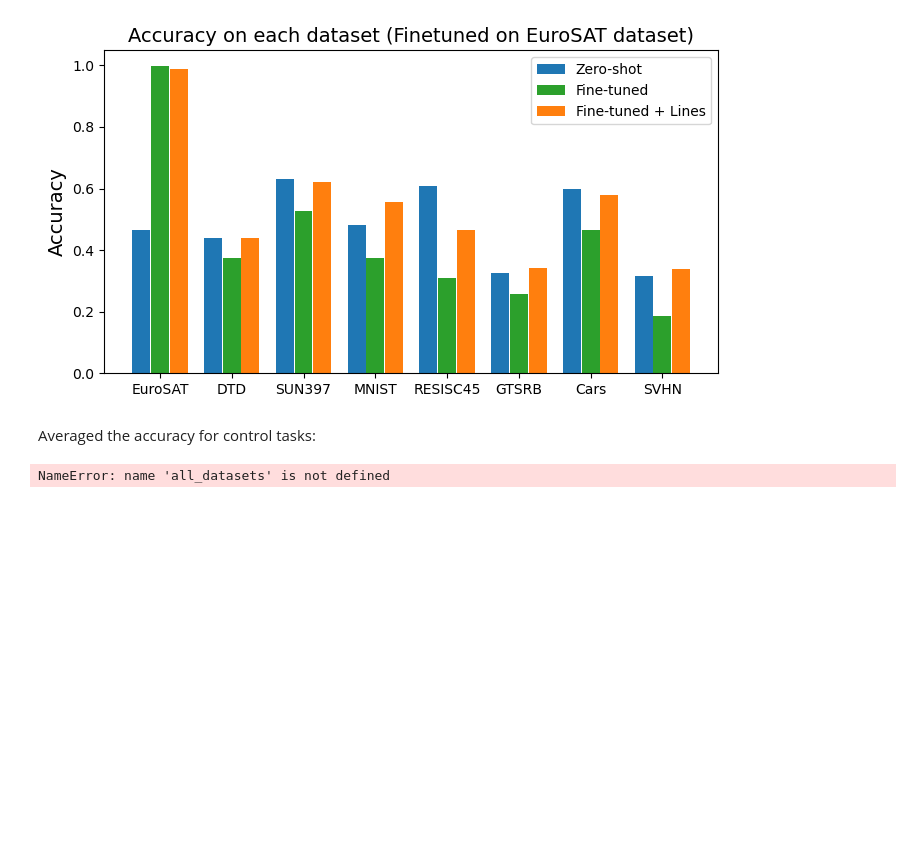
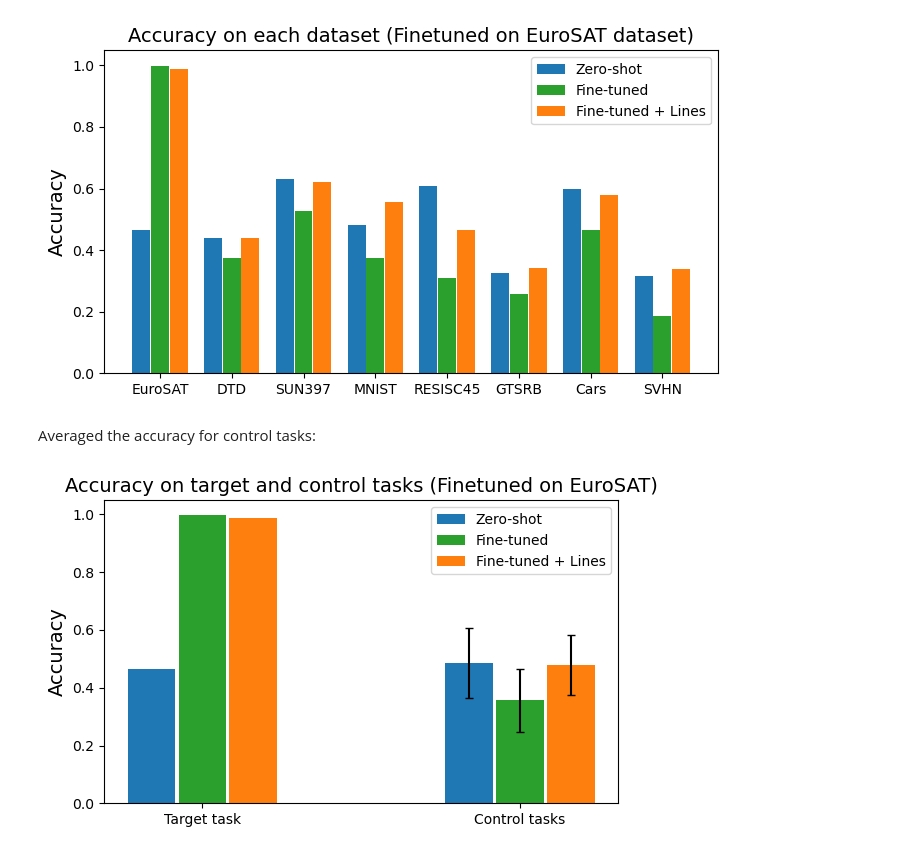
Before and after one commit to wang-kee/LiNeS, a Jupyter notebook: LiNeS_example.ipynb, the cells around one changed output. Cells and saved outputs as stored; diff of their text form; code cells hidden in the pictures; blank space fills up the shorter version.

```diff
--- a/LiNeS_example.ipynb
+++ b/LiNeS_example.ipynb
@@ -231,33 +243,33 @@ import matplotlib.pyplot as plt
 datasets = all_datasets
 zeroshot_accuracies_avg = [zeroshot_accuracies_list[0], np.mean(zeroshot_accuracies_list[1:])]
 ft_accuracies_avg = [ft_accuracies_list[0], np.mean(ft_accuracies_list[1:])]
 lines_accuracies_avg = [lines_accuracies_list[0], np.mean(lines_accuracies_list[1:])]
 
 zeroshot_accuracies_control_std = np.std(zeroshot_accuracies_list[1:])
 ft_accuracies_control_std = np.std(ft_accuracies_list[1:])
 lines_accuracies_control_std = np.std(lines_accuracies_list[1:])
 
 x = np.arange(2)
 width = 0.15
 
 fig, ax = plt.subplots(figsize=(6, 3.8))
 rects1 = ax.bar(x - width - 0.01, zeroshot_accuracies_avg, width, label='Zero-shot', color='tab:blue')
 rects2 = ax.bar(x, ft_accuracies_avg, width, label='Fine-tuned', color='tab:green')
 rects3 = ax.bar(x + width+0.01, lines_accuracies_avg, width, label='Fine-tuned + Lines', color='tab:orange')
 
-# plot the error bars for control datasets
+# plot the std for control datasets
 ax.errorbar(x[1] - width - 0.01, zeroshot_accuracies_avg[1], yerr=zeroshot_accuracies_control_std, fmt='none', ecolor='black', capsize=3)
 ax.errorbar(x[1], ft_accuracies_avg[1], yerr=ft_accuracies_control_std, fmt='none', ecolor='black', capsize=3)
 ax.errorbar(x[1] + width + 0.01, lines_accuracies_avg[1], yerr=lines_accuracies_control_std, fmt='none', ecolor='black', capsize=3)
 
 ax.set_ylabel('Accuracy', fontsize=14)
-ax.set_title(f'Accuracy on each dataset (Finetuned on {target_dataset} dataset)', fontsize=14)
+ax.set_title(f'Accuracy on target and control tasks (Finetuned on {target_dataset})', fontsize=14)
 ax.set_xticks(x)
 ax.set_xticklabels(['Target task', 'Control tasks'])
 
 ax.legend()
 
 fig.tight_layout()
 plt.show()
 # %% [output]
-NameError: name 'all_datasets' is not defined
+[figure, added]
```
Also changed, not shown: parts of 11 cells of this notebook, 6 other files.
